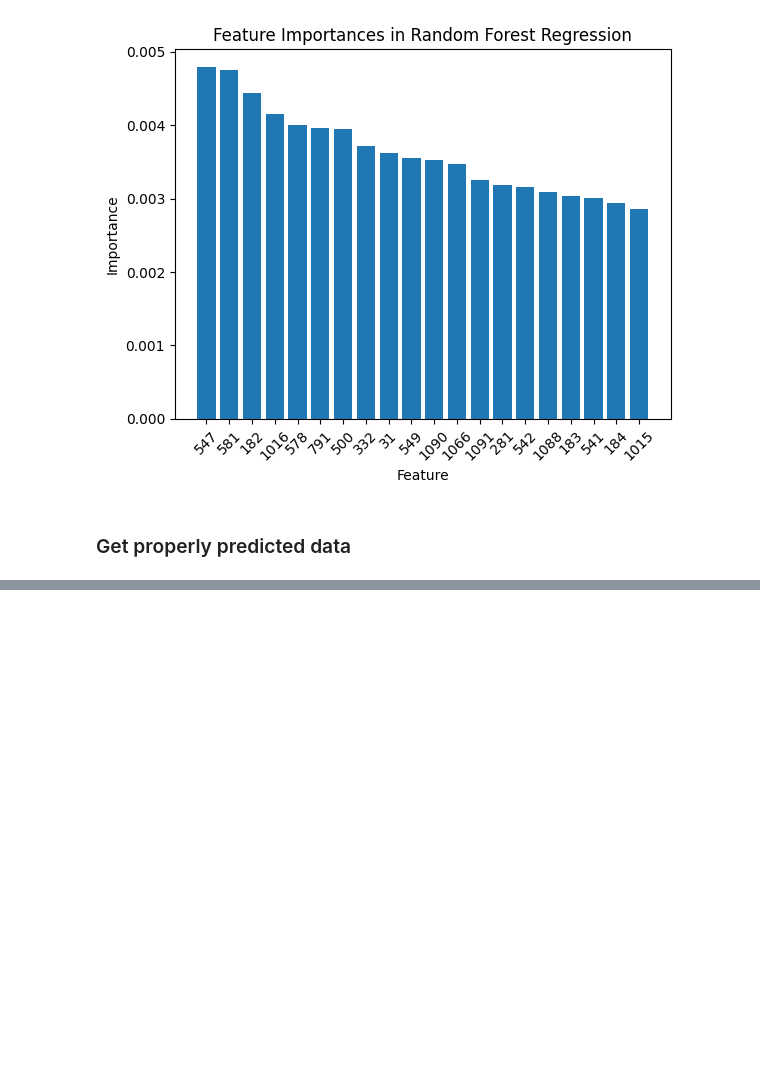
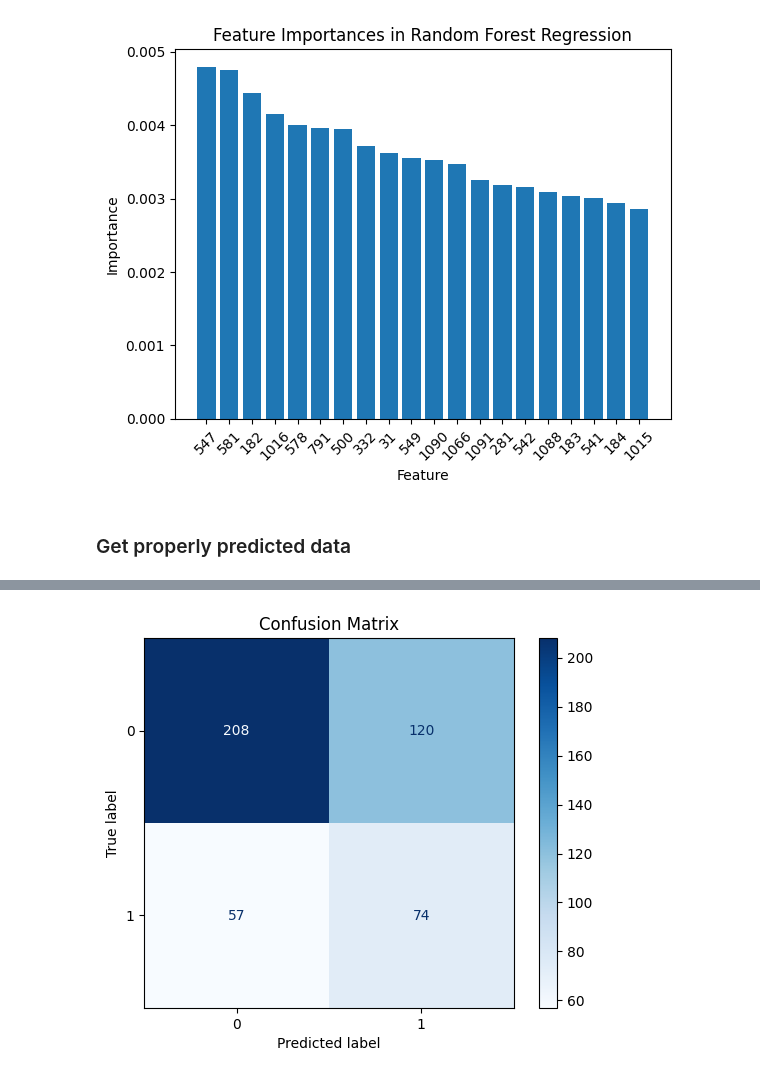
Before and after one commit to manuelfmerino/expression_prediction_AI, a Jupyter notebook: train_random_forest_Mateo.ipynb, the cells around one changed output, grey strips where cells are left out. Drawn from its saved outputs; the diff is of its cells as text; code cells hidden in the pictures; blank space fills up the shorter version.

```diff
--- a/train_random_forest_Mateo.ipynb
+++ b/train_random_forest_Mateo.ipynb
@@ -579,0 +665,6 @@ prediction_data
+# %%
+# Define model - avoiding hyperparameter tuning (for balanced dataset just used tuned params)
+random_forest_model = RandomForestClassifier(random_state=42, class_weight='balanced',
+                                             max_depth = 5, max_features = 'sqrt',
+                                             min_samples_leaf = 1, min_samples_split = 2,
+                                             n_estimators = 300)
@@ -579,0 +673,3 @@ prediction_data
+# %%
+#hist = grid_search_random_forest_model.fit(X_train, y_train)
+hist = random_forest_model.fit(X_train, y_train)
@@ -579,0 +696,28 @@ prediction_data
+# %%
+# Select best model
+#best_model = grid_search_random_forest_model.best_estimator_
+best_model = random_forest_model
+
+# Calculate predictions
+y_pred = best_model.predict(X_test)
+y_pred_scores = best_model.predict_proba(X_test)[:,1]
+
+# Calculate predictions on training dataset
+y_pred_train = best_model.predict(X_train)
+y_pred_train_scores = best_model.predict_proba(X_train)[:,1]
+# %%
+# Classification report
+class_report = classification_report(y_test, y_pred)
+
+# Confusion matrics
+conf_matrix = confusion_matrix(y_test, y_pred)
+
+# ROC
+fpr, tpr, thresholds = roc_curve(y_test, y_pred_scores)
+auc = roc_auc_score(y_test, y_pred_scores)
+roc_df = pd.DataFrame({'fpr': fpr, 'tpr': tpr})
+roc_df.to_csv(f'../results/random_forest_Mateo/ROC_75_5000_balanced_sparse_5.tsv', sep='\t')
+
+# training ROC
+fpr_train, tpr_train, thresholds_train = roc_curve(y_train, y_pred_train_scores)
+auc_train = roc_auc_score(y_train, y_pred_train_scores)
@@ -579,0 +739,10 @@ prediction_data
+# %%
+# Confusion matrix
+disp = ConfusionMatrixDisplay(confusion_matrix=conf_matrix)
+disp.plot(cmap='Blues')
+plt.title('Confusion Matrix')
+plt.show()
+
+disp.figure_.savefig('../results/random_forest_Mateo/confusion_matrix_75_5000_balanced_sparse_5.pdf', format='pdf')
+# %% [output]
+[figure, added]
```
Also changed, not shown: parts of 43 cells of this notebook, 3 other files.
